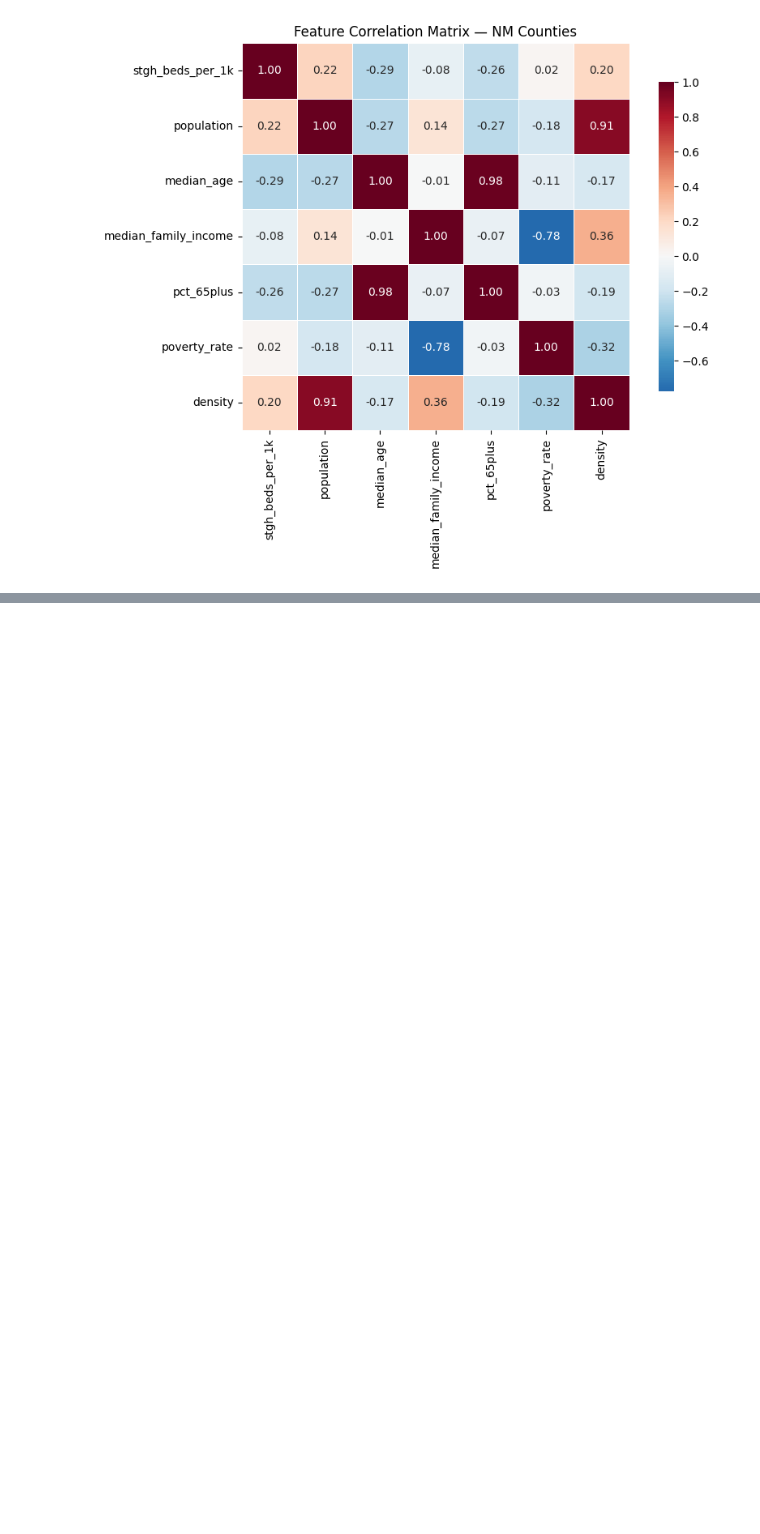
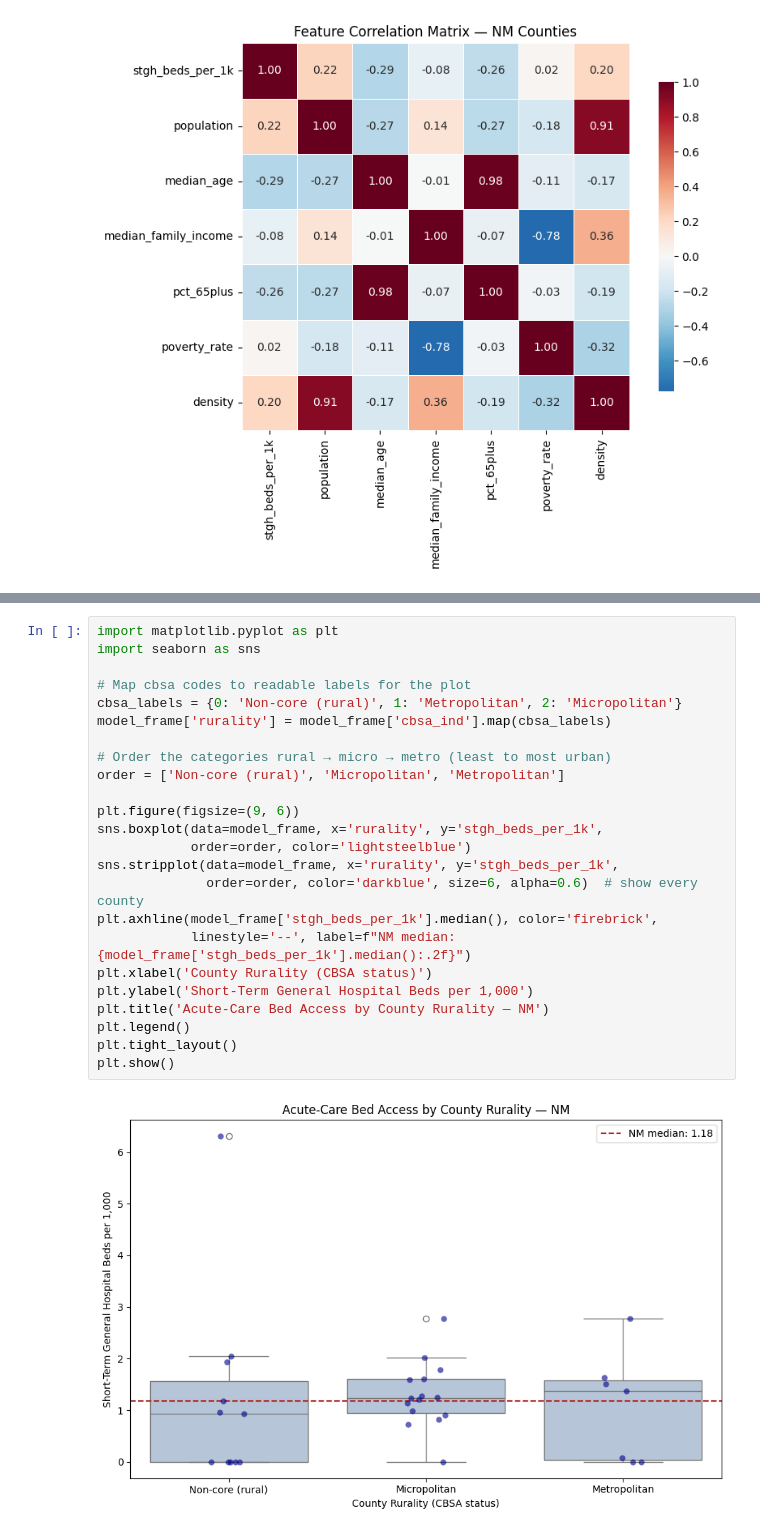
Before and after one commit to Capstone-Rangers/Capstone-Projects, a Jupyter notebook: Rural-Health-Access/Regional_Hospital_Spatial_Management.ipynb, the cells around one changed output, grey strips where cells are left out. Saved outputs shown, nothing was run; the diff lists cells and outputs as text; blank space fills up the shorter version.

Commit message:
Created using Colab stopping at scatter plot

```diff
--- a/Rural-Health-Access/Regional_Hospital_Spatial_Management.ipynb
+++ b/Rural-Health-Access/Regional_Hospital_Spatial_Management.ipynb
@@ -546,0 +559,26 @@ plt.show()
+# %%
+import matplotlib.pyplot as plt
+import seaborn as sns
+
+# Map cbsa codes to readable labels for the plot
+cbsa_labels = {0: 'Non-core (rural)', 1: 'Metropolitan', 2: 'Micropolitan'}
+model_frame['rurality'] = model_frame['cbsa_ind'].map(cbsa_labels)
+
+# Order the categories rural → micro → metro (least to most urban)
+order = ['Non-core (rural)', 'Micropolitan', 'Metropolitan']
+
+plt.figure(figsize=(9, 6))
+sns.boxplot(data=model_frame, x='rurality', y='stgh_beds_per_1k',
+            order=order, color='lightsteelblue')
+sns.stripplot(data=model_frame, x='rurality', y='stgh_beds_per_1k',
+              order=order, color='darkblue', size=6, alpha=0.6)  # show every county
+plt.axhline(model_frame['stgh_beds_per_1k'].median(), color='firebrick',
+            linestyle='--', label=f"NM median: {model_frame['stgh_beds_per_1k'].median():.2f}")
+plt.xlabel('County Rurality (CBSA status)')
+plt.ylabel('Short-Term General Hospital Beds per 1,000')
+plt.title('Acute-Care Bed Access by County Rurality — NM')
+plt.legend()
+plt.tight_layout()
+plt.show()
+# %% [output]
+[figure, added]
```
Also changed, not shown: parts of 3 cells of this notebook.
